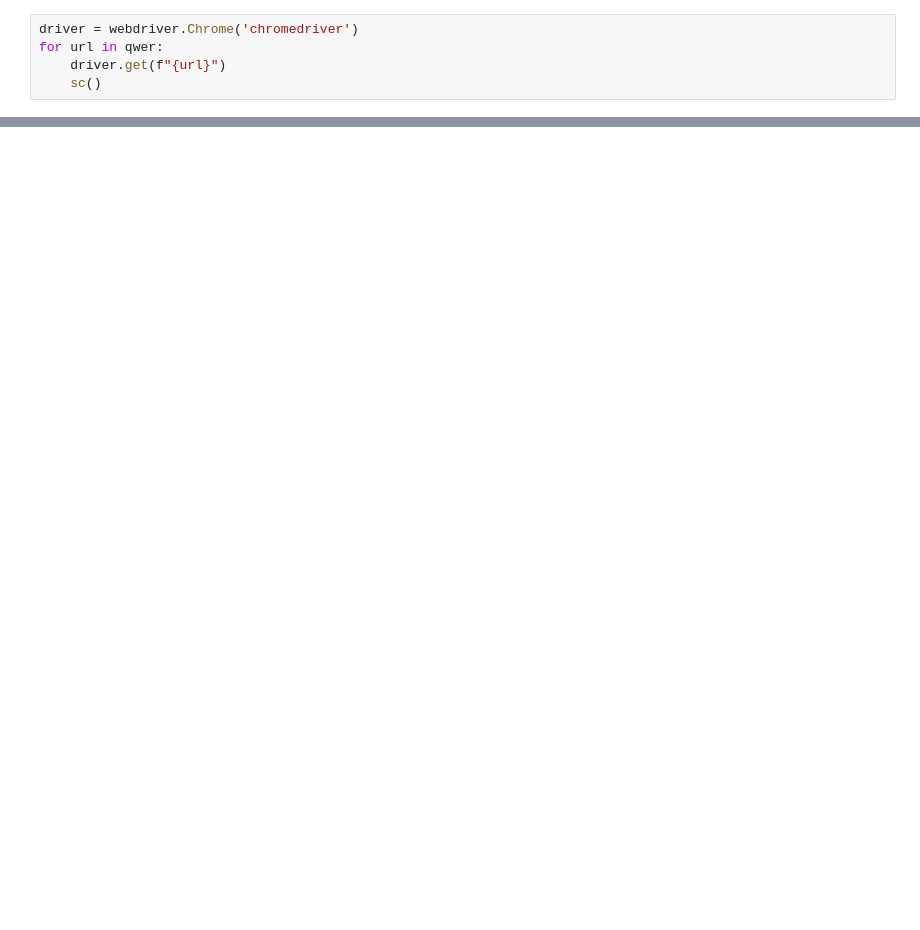
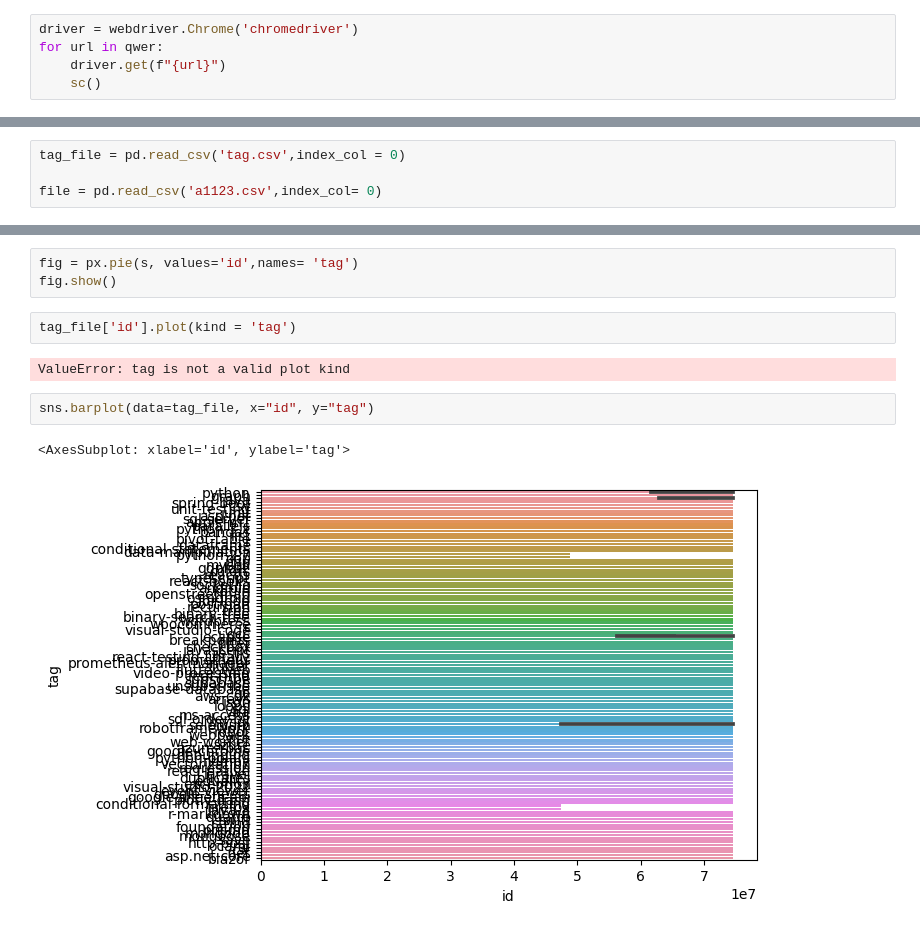
Before and after one commit to NoteOrbit/fast, a Jupyter notebook: sc.ipynb, the cells around one changed output, grey strips where cells are left out. Drawn from its saved outputs; the diff is of its cells as text; blank space fills up the shorter version.

```diff
--- a/sc.ipynb
+++ b/sc.ipynb
@@ -315,0 +635,4 @@ display(data_content)
+# %%
+tag_file = pd.read_csv('tag.csv',index_col = 0)
+
+file = pd.read_csv('a1123.csv',index_col= 0)
@@ -315,0 +833,12 @@ display(data_content)
+# %%
+fig = px.pie(s, values='id',names= 'tag')
+fig.show()
+# %%
+tag_file['id'].plot(kind = 'tag')
+# %% [output]
+ValueError: tag is not a valid plot kind
+# %%
+sns.barplot(data=tag_file, x="id", y="tag")
+# %% [output]
+<AxesSubplot: xlabel='id', ylabel='tag'>
+[figure, added]
```
Also changed, not shown: parts of 95 cells of this notebook, 20 other files.
